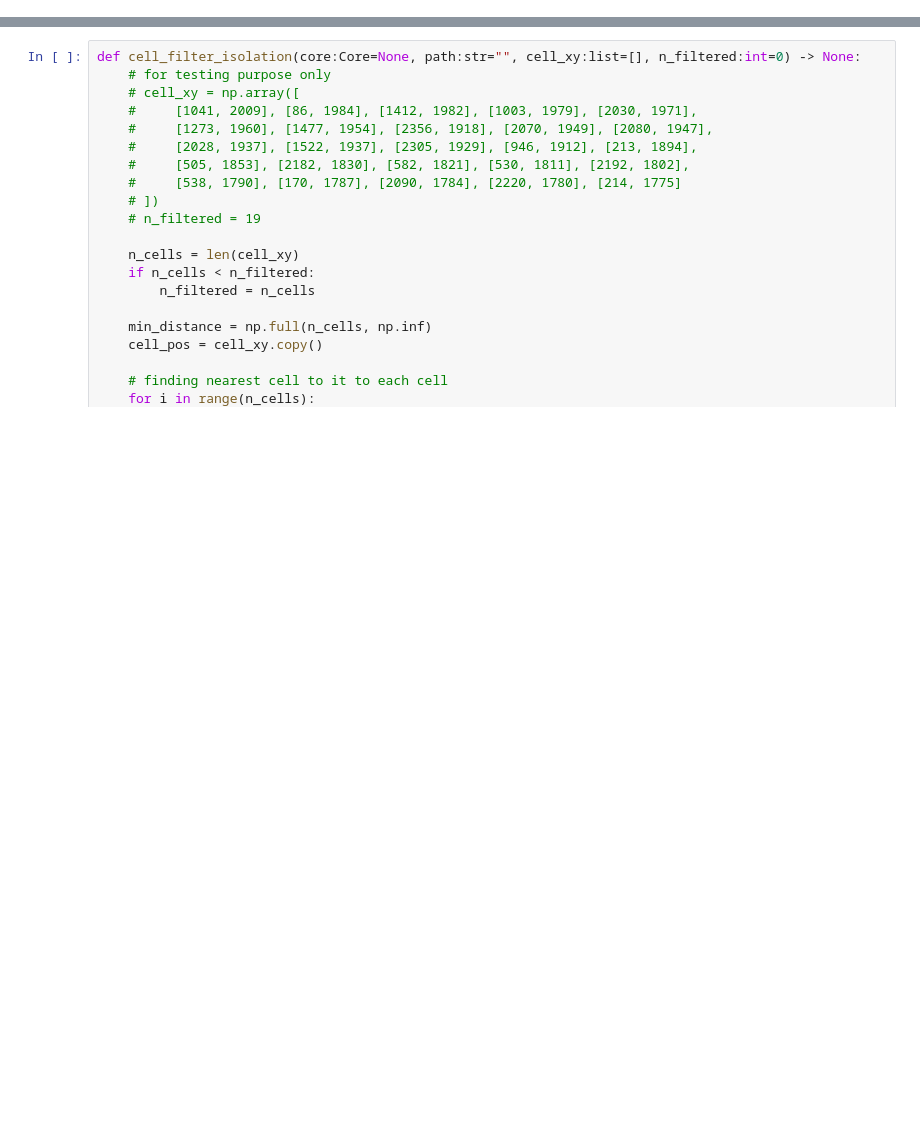
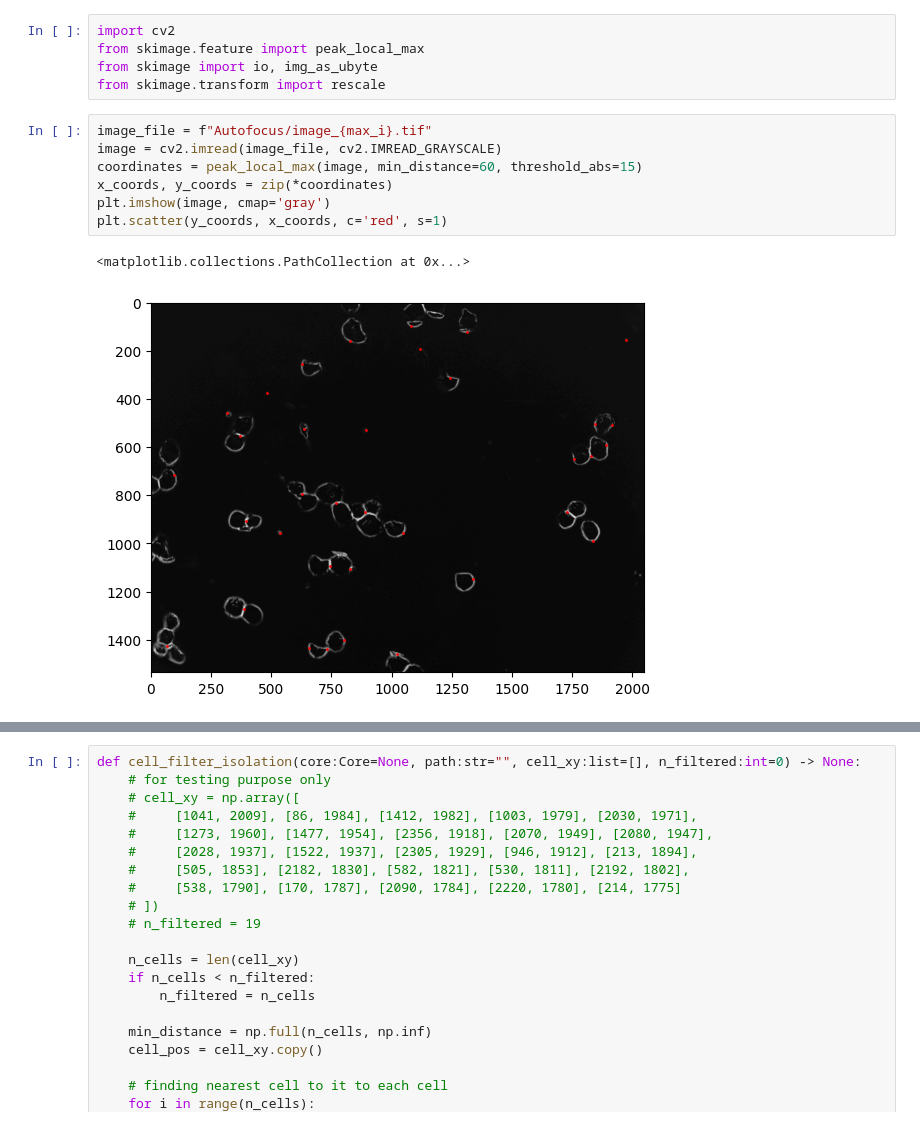
Before and after one commit to Syed47/AutoRaman, a Jupyter notebook: Raman Automation.ipynb, the cells around one changed output, grey strips where cells are left out. Saved outputs shown, nothing was run; the diff lists cells and outputs as text; blank space fills up the shorter version.

Commit message:
progress on peak_local_maxima problem

```diff
--- a/Raman Automation.ipynb
+++ b/Raman Automation.ipynb
@@ -102,3 +110,18 @@ plt.show()
+# %%
+import cv2
+from skimage.feature import peak_local_max
+from skimage import io, img_as_ubyte
+from skimage.transform import rescale
+# %%
+image_file = f"Autofocus/image_{max_i}.tif"
+image = cv2.imread(image_file, cv2.IMREAD_GRAYSCALE)
+coordinates = peak_local_max(image, min_distance=60, threshold_abs=15)
+x_coords, y_coords = zip(*coordinates)
+plt.imshow(image, cmap='gray')
+plt.scatter(y_coords, x_coords, c='red', s=1)
+# %% [output]
+<matplotlib.collections.PathCollection at 0x...>
+[figure, added]
 # %%
 #%% image_grid -> cell_filter_isolation
 
```
Also changed, not shown: parts of 4 cells of this notebook.
